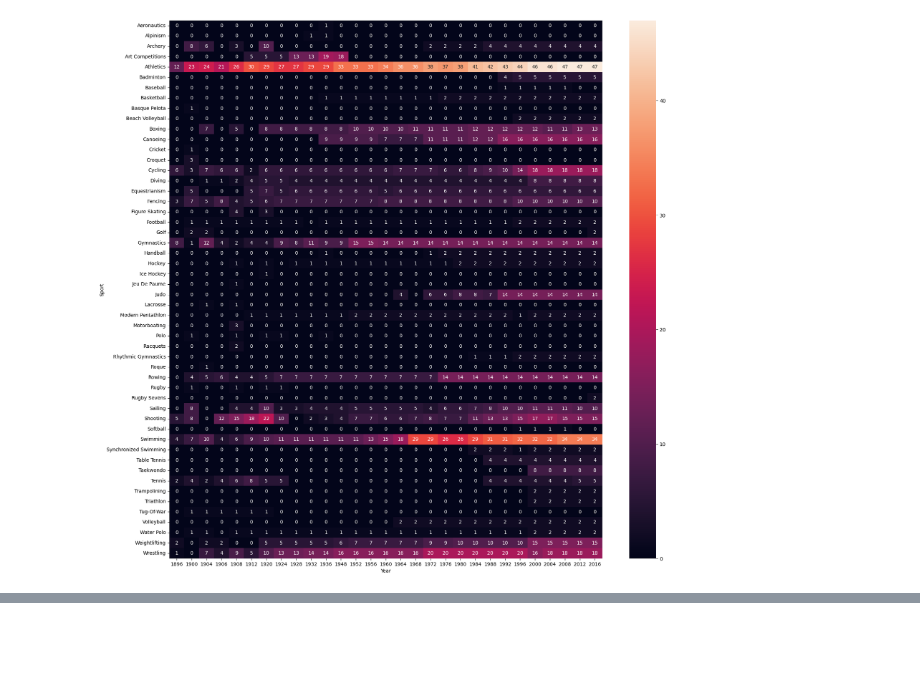
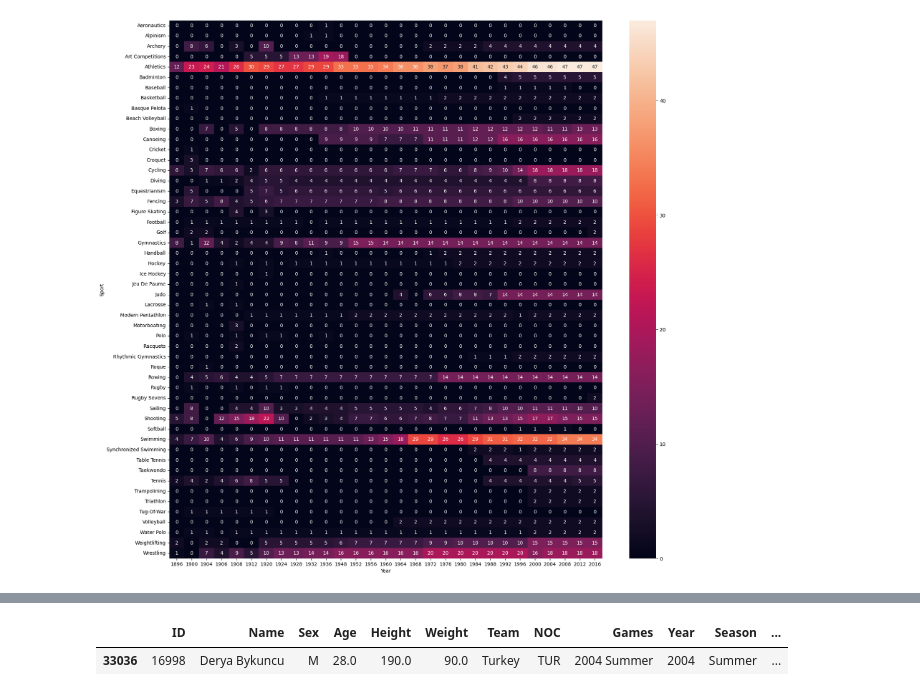
Before and after one commit to rabin20-04/Olympics_Data-analysis_Web-App, a Jupyter notebook: olympics_eda.ipynb, the cells around one changed output, grey strips where cells are left out. Drawn from its saved outputs; the diff is of its cells as text; code cells hidden in the pictures; blank space fills up the shorter version.

```diff
--- a/olympics_eda.ipynb
+++ b/olympics_eda.ipynb
@@ -527,0 +568,5 @@ sns.heatmap(x.pivot_table(index="Sport",columns="Year",values="Event",aggfunc="c
+# %%
+athlete_df.sample()
+# %% [output]
+|  | ID | Name | Sex | Age | Height | Weight | Team | NOC | Games | Year | Season | ... |
+| 33036 | 16998 | Derya Bykuncu | M | 28.0 | 190.0 | 90.0 | Turkey | TUR | 2004 Summer | 2004 | Summer | ... |
```
Also changed, not shown: parts of 5 cells of this notebook, 2 other files.
